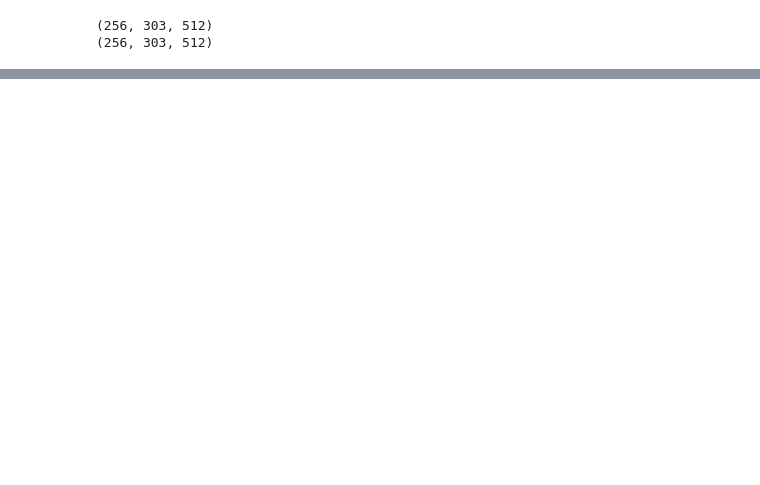
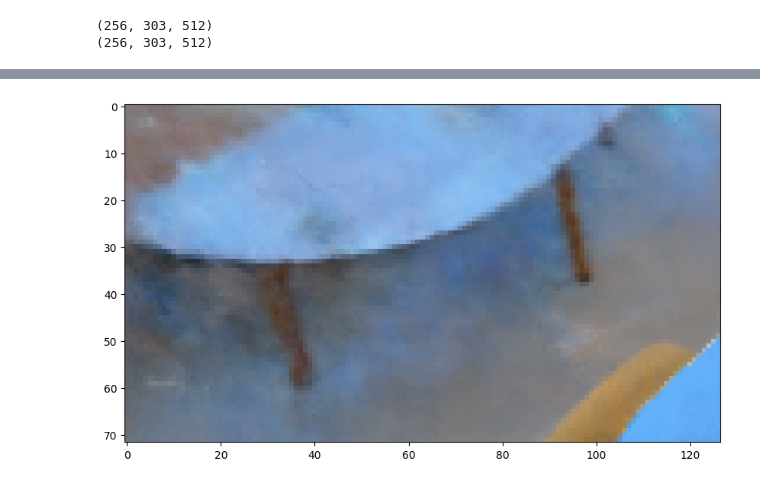
Before and after one commit to lyclyc52/lerf, a Jupyter notebook: samnerf_visualization.ipynb, the cells around one changed output, grey strips where cells are left out. Cells and saved outputs as stored; diff of their text form; code cells hidden in the pictures; blank space fills up the shorter version.

```diff
--- a/samnerf_visualization.ipynb
+++ b/samnerf_visualization.ipynb
@@ -93,0 +100,80 @@ with torch.no_grad():
+# %%
+
+
+def decode_multi_scale(predictor, image, contrastive_feature, sam_feature=None):
+    patch_scale = 2
+    predictor.set_image(image)
+    if sam_feature is not None:
+        predictor.set_torch_feature(sam_feature)
+
+    masks, scores, logits = predictor.predict(
+        point_coords=input_point,
+        point_labels=input_label,
+        multimask_output=True,
+    )
+
+    print(logits.max())
+    print(logits.min())
+    masks, scores = torch.from_numpy(masks), torch.from_numpy(scores)
+    idx = torch.argmax(scores)
+    contrastive_feature = torch.from_numpy(contrastive_feature)
+
+
+    support_ray = contrastive_feature[:, input_point[0][1], input_point[0][0]]
+
+
+    crop_img, crop_mask, crop_feat = crop(image, contrastive_feature.permute(1,2,0), masks[idx])
+    # crop_img, crop_mask, crop_feat = torch.from_numpy(crop_img), torch.from_numpy(crop_mask), torch.from_numpy(crop_feat)
+    crop_shape = crop_mask.shape
+    y_coord = torch.linspace(0, crop_shape[0], patch_scale+1)
+    x_coord = torch.linspace(0, crop_shape[1], patch_scale+1)
+
+    for i in range(y_coord.size(0)-1):
+        for j in range(x_coord.size(0)-1):
+            y_start, y_end= torch.ceil(y_coord[i]).to(torch.int64), torch.ceil(y_coord[i+1]).to(torch.int64)
+            x_start, x_end = torch.floor(x_coord[j]).to(torch.int64), torch.floor(x_coord[j+1]).to(torch.int64)
+
+            patch_feat = crop_feat[y_start:y_end, x_start:x_end]
+            patch_mask = crop_mask[y_start:y_end, x_start:x_end]
+            patch_img = crop_img[y_start:y_end, x_start:x_end]
+            print(patch_feat.shape)
+            patch_shape = patch_feat.shape
+
+            patch_feat_flatten = patch_feat.reshape(-1, patch_feat.shape[-1])
+
+            patch_mask_flatten = patch_mask.reshape(-1)
+
+            patch_support_ray = patch_feat_flatten[patch_mask_flatten].mean(0)
+            patch_similar_map = similar_func(patch_feat_flatten, patch_support_ray)
+
+            patch_similar_map = patch_similar_map.reshape(patch_shape[:2])
+            patch_similar_mask = (patch_similar_map > 0.8)
+
+            plt.figure(figsize=(10,10))
+            plt.imshow(patch_img)
+            show_mask(patch_similar_mask, plt.gca())
+
+
+
+def crop(image, contrastive_feature, mask):
+    enlarge_scale = 0.2
+    mask_shape = mask.shape
+
+    coord = torch.nonzero(mask)
+    y_min, y_max = coord[:,0].min(), coord[:,0].max()
+    x_min, x_max = coord[:,1].min(), coord[:,1].max()
+    y_scale = (y_max - y_min) * enlarge_scale
+    x_scale = (x_max - x_min) * enlarge_scale
+
+    y_min = torch.clamp(y_min - y_scale, min=0).to(torch.int64)
+    y_max = torch.clamp(y_max + y_scale, max=mask_shape[0]).to(torch.int64)
+    x_min = torch.clamp(x_min - x_scale, min=0).to(torch.int64)
+    x_max = torch.clamp(x_max + x_scale, max=mask_shape[1]).to(torch.int64)
+
+    return image[y_min:y_max, x_min:x_max], mask[y_min:y_max, x_min:x_max], contrastive_feature[y_min:y_max, x_min:x_max]
+
+sam = sam_model_registry[model_type](checkpoint=sam_checkpoint)
+sam.to(device=device)
+predictor = SamPredictor(sam)
+decode_multi_scale(predictor, image,contrastive_feature, sam_feature)
+# %% [output]
@@ -93,0 +190 @@ with torch.no_grad():
+[figure, added]
```
Also changed, not shown: parts of 4 cells of this notebook, 4 other files.
